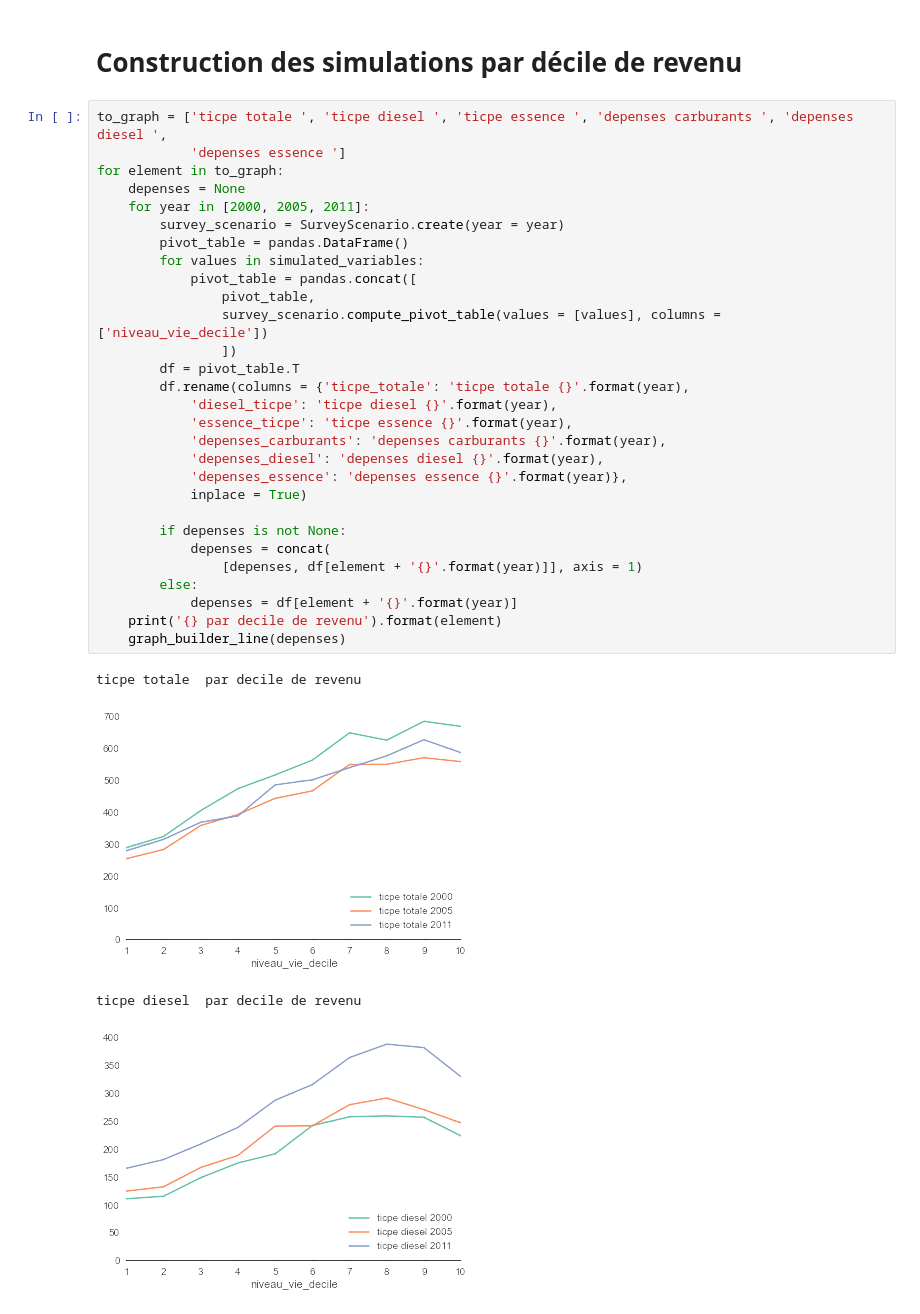
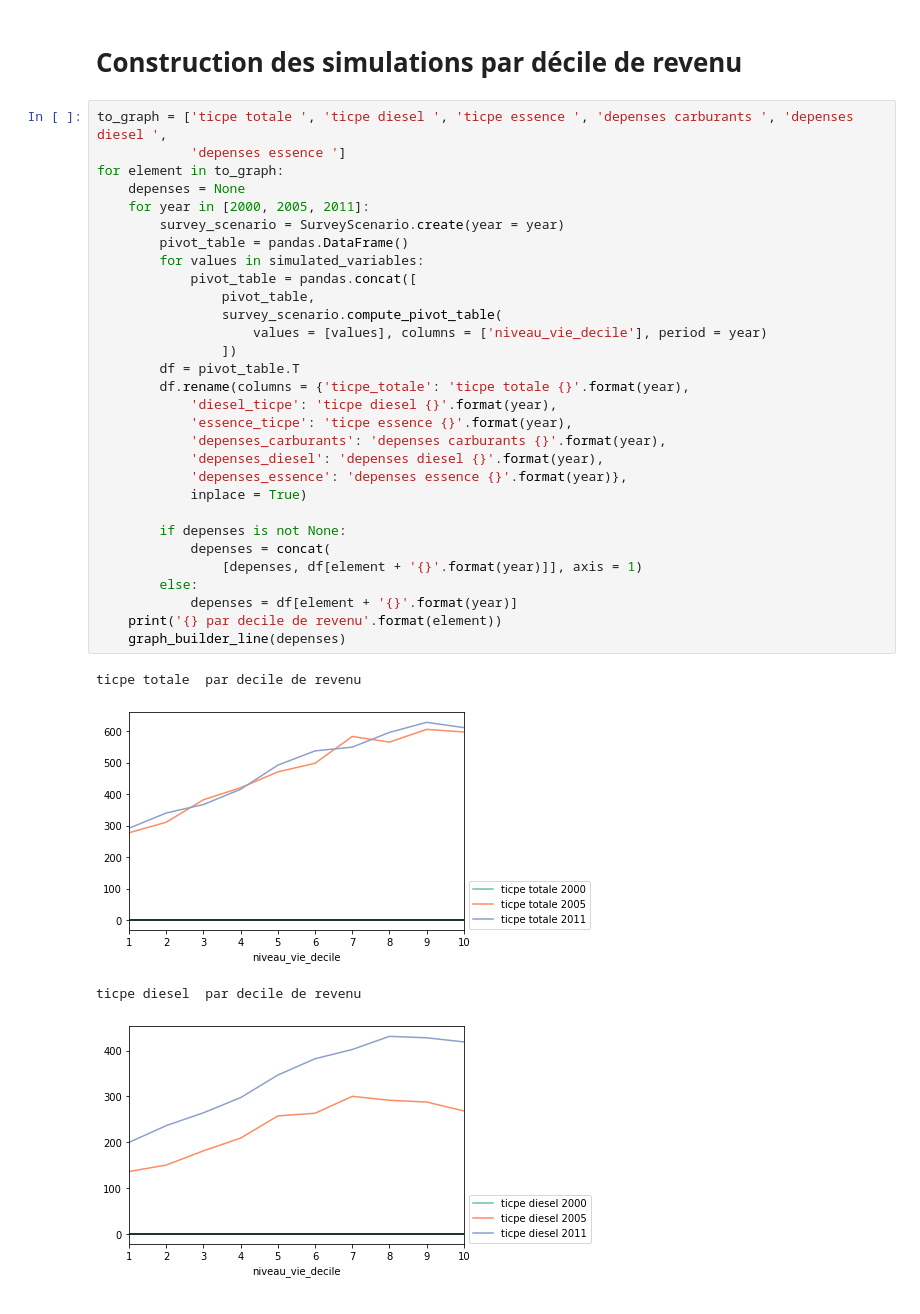
Before and after one commit to openfisca/openfisca-france-indirect-taxation, a Jupyter notebook: openfisca_france_indirect_taxation/examples/notebooks/depenses_ticpe_carburants_par_decile.ipynb, the cells around one changed output. Saved outputs shown, nothing was run; the diff lists cells and outputs as text.

```diff
--- a/openfisca_france_indirect_taxation/examples/notebooks/depenses_ticpe_carburants_par_decile.ipynb
+++ b/openfisca_france_indirect_taxation/examples/notebooks/depenses_ticpe_carburants_par_decile.ipynb
@@ -34,35 +26,36 @@ simulated_variables = [
 # %%
 to_graph = ['ticpe totale ', 'ticpe diesel ', 'ticpe essence ', 'depenses carburants ', 'depenses diesel ',
             'depenses essence ']
 for element in to_graph:
     depenses = None
     for year in [2000, 2005, 2011]:
         survey_scenario = SurveyScenario.create(year = year)
         pivot_table = pandas.DataFrame()
         for values in simulated_variables:
             pivot_table = pandas.concat([
                 pivot_table,
-                survey_scenario.compute_pivot_table(values = [values], columns = ['niveau_vie_decile'])
+                survey_scenario.compute_pivot_table(
+                    values = [values], columns = ['niveau_vie_decile'], period = year)
                 ])
         df = pivot_table.T
         df.rename(columns = {'ticpe_totale': 'ticpe totale {}'.format(year),
             'diesel_ticpe': 'ticpe diesel {}'.format(year),
             'essence_ticpe': 'ticpe essence {}'.format(year),
             'depenses_carburants': 'depenses carburants {}'.format(year),
             'depenses_diesel': 'depenses diesel {}'.format(year),
             'depenses_essence': 'depenses essence {}'.format(year)},
             inplace = True)
 
         if depenses is not None:
             depenses = concat(
                 [depenses, df[element + '{}'.format(year)]], axis = 1)
         else:
             depenses = df[element + '{}'.format(year)]
-    print('{} par decile de revenu').format(element)
+    print('{} par decile de revenu'.format(element))
     graph_builder_line(depenses)
 # %% [output]
 ticpe totale  par decile de revenu
-[figure, old version]
+[figure, new version]
 ticpe diesel  par decile de revenu
-[figure, old version]
+[figure, new version]
 ticpe essence  par decile de revenu
```
Also changed, not shown: parts of 7 cells of this notebook, 5 other files.
